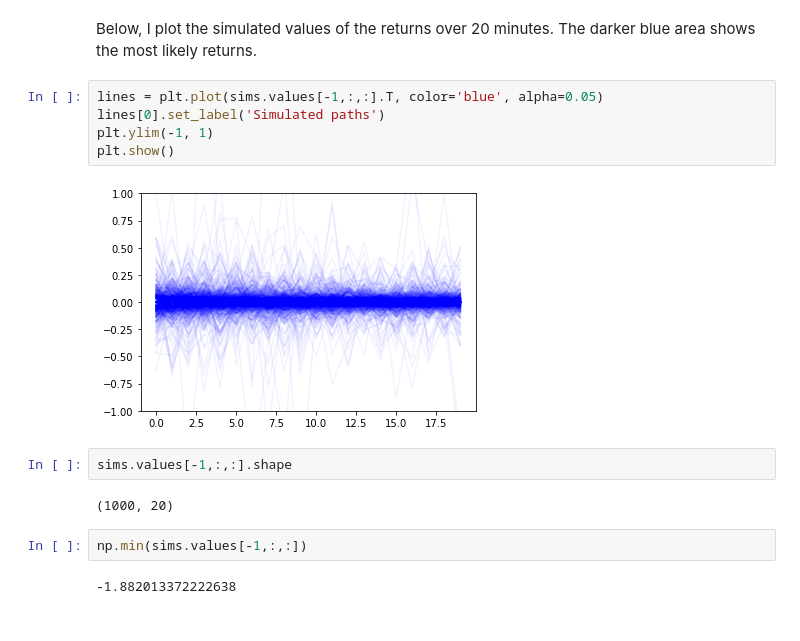
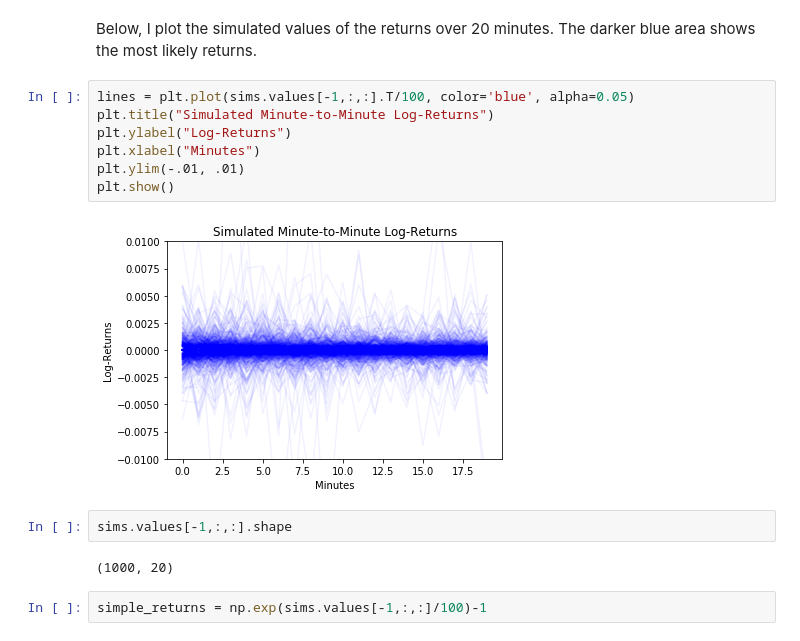
Before and after one commit to AndyVuHoang/Ripple-Report, a Jupyter notebook: analysis.ipynb, the cells around one changed output. Drawn from its saved outputs; the diff is of its cells as text.

```diff
--- a/analysis.ipynb
+++ b/analysis.ipynb
@@ -565,17 +572,17 @@ Since the training data had a very low average variance of 4.45e-07 (very close
 # %% [markdown]
 Below, I plot the simulated values of the returns over 20 minutes. The darker blue area shows the most likely returns.
 # %%
-lines = plt.plot(sims.values[-1,:,:].T, color='blue', alpha=0.05)
-lines[0].set_label('Simulated paths')
-plt.ylim(-1, 1)
+lines = plt.plot(sims.values[-1,:,:].T/100, color='blue', alpha=0.05)
+plt.title("Simulated Minute-to-Minute Log-Returns")
+plt.ylabel("Log-Returns")
+plt.xlabel("Minutes")
+plt.ylim(-.01, .01)
 plt.show()
 # %% [output]
-[figure, old version]
+[figure, new version]
 # %%
 sims.values[-1,:,:].shape
 # %% [output]
 (1000, 20)
 # %%
-np.min(sims.values[-1,:,:])
+simple_returns = np.exp(sims.values[-1,:,:]/100)-1
-# %% [output]
--1.882013372222638
```
Also changed, not shown: parts of 15 cells of this notebook.
